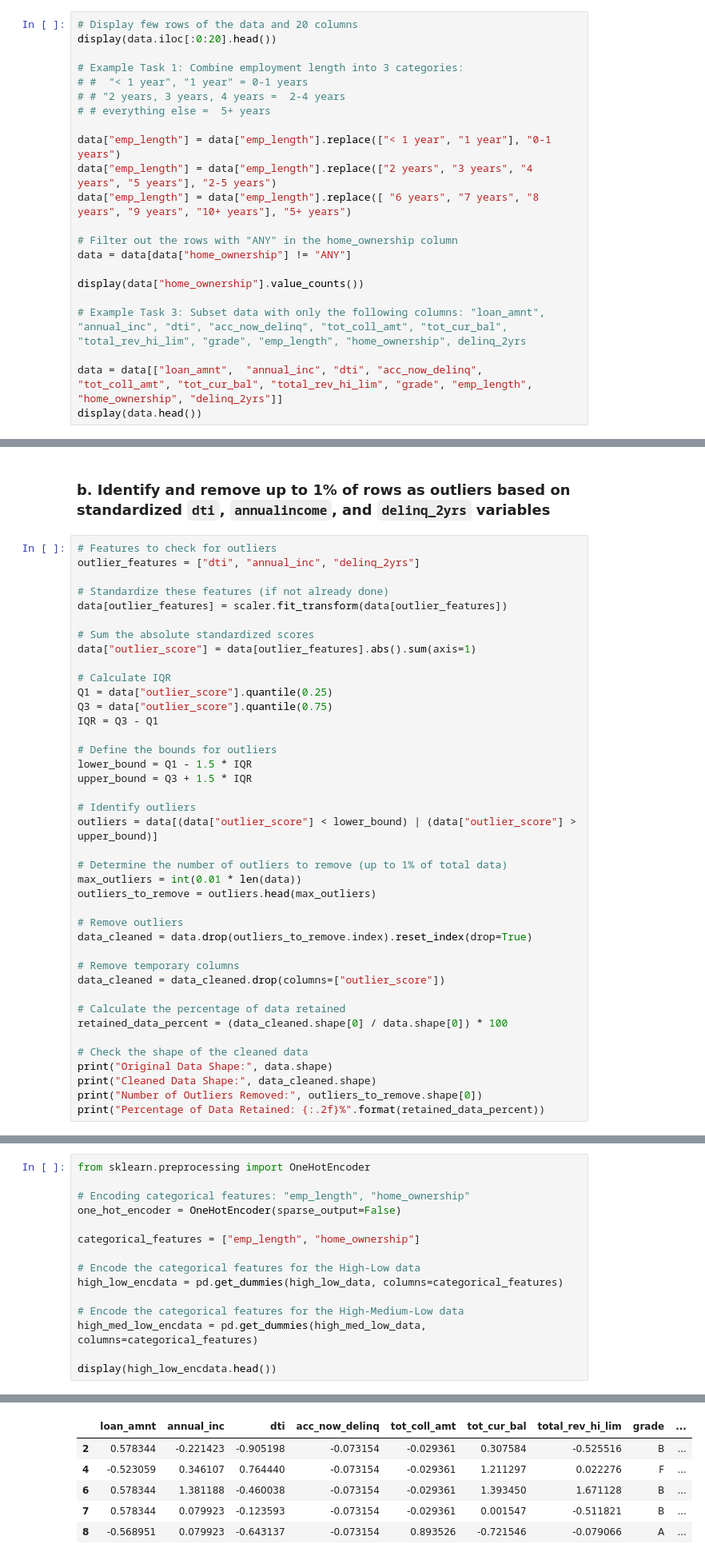
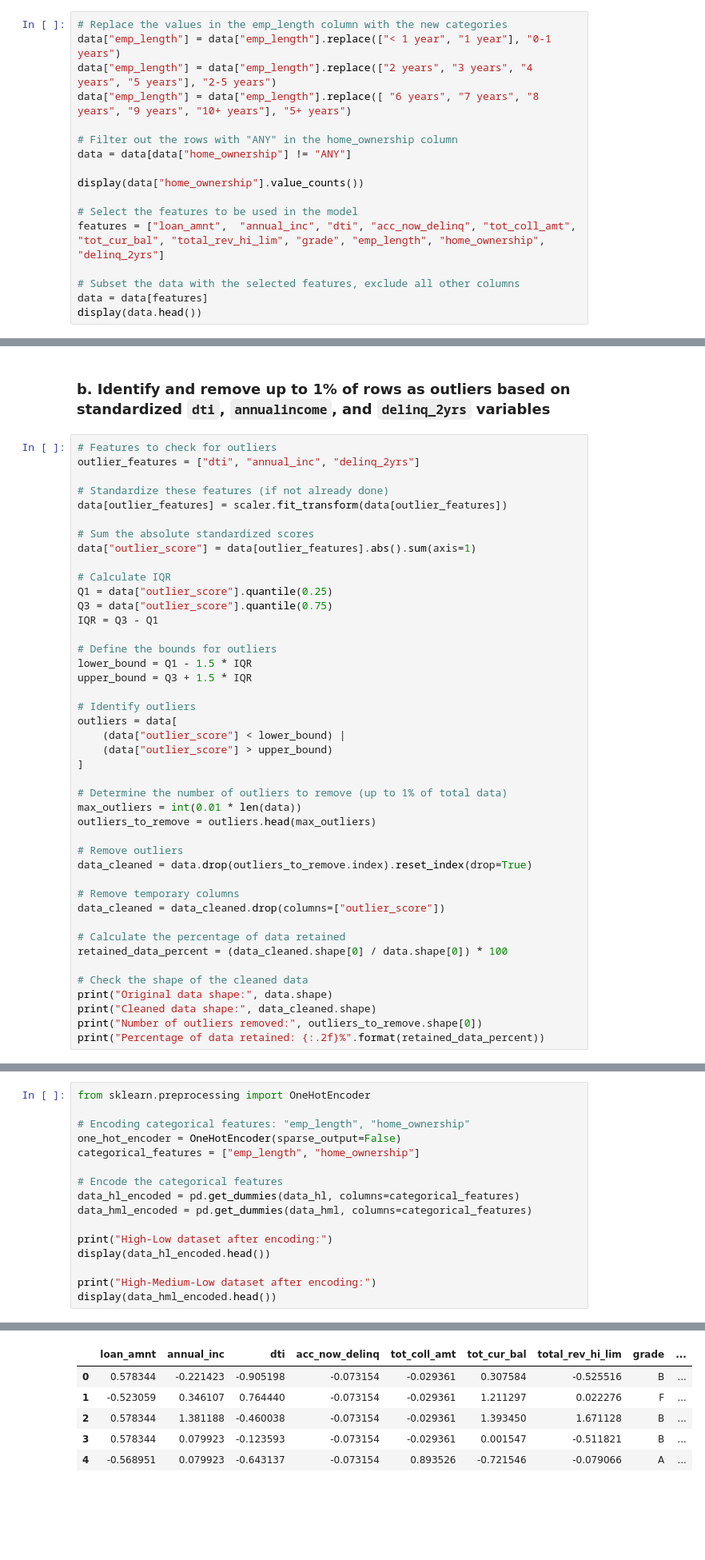
Before and after one commit to suxrobGM/cs6140-assignments, a Jupyter notebook: assignments/src/assignment2/notebook2.ipynb, the cells around one changed output, grey strips where cells are left out. Shown at 80% size. Saved outputs shown, nothing was run; the diff lists cells and outputs as text; blank space fills up the shorter version.

```diff
--- a/assignments/src/assignment2/notebook2.ipynb
+++ b/assignments/src/assignment2/notebook2.ipynb
@@ -20,14 +159,7 @@ data = pd.read_csv(csv_file_path)
 ## 2. Preprocessing
 ### a. Standardize the numerical features and encode the categorical features
 # %%
-# Display few rows of the data and 20 columns
-display(data.iloc[:0:20].head())
-
-# Example Task 1: Combine employment length into 3 categories:
-# #  "< 1 year", "1 year" = 0-1 years
-# # "2 years, 3 years, 4 years =  2-4 years
-# # everything else =  5+ years
-
+# Replace the values in the emp_length column with the new categories
 data["emp_length"] = data["emp_length"].replace(["< 1 year", "1 year"], "0-1 years")
 data["emp_length"] = data["emp_length"].replace(["2 years", "3 years", "4 years", "5 years"], "2-5 years")
 data["emp_length"] = data["emp_length"].replace([ "6 years", "7 years", "8 years", "9 years", "10+ years"], "5+ years")
@@ -37,8 +169,10 @@ data = data[data["home_ownership"] != "ANY"]
 
 display(data["home_ownership"].value_counts())
 
-# Example Task 3: Subset data with only the following columns: "loan_amnt",  "annual_inc", "dti", "acc_now_delinq", "tot_coll_amt", "tot_cur_bal", "total_rev_hi_lim", "grade", "emp_length", "home_ownership", delinq_2yrs
+# Select the features to be used in the model
+features = ["loan_amnt",  "annual_inc", "dti", "acc_now_delinq", "tot_coll_amt", "tot_cur_bal", "total_rev_hi_lim", "grade", "emp_length", "home_ownership", "delinq_2yrs"]
 
-data = data[["loan_amnt",  "annual_inc", "dti", "acc_now_delinq", "tot_coll_amt", "tot_cur_bal", "total_rev_hi_lim", "grade", "emp_length", "home_ownership", "delinq_2yrs"]]
+# Subset the data with the selected features, exclude all other columns
+data = data[features]
 display(data.head())
 # %% [output]
@@ -139,7 +262,10 @@ lower_bound = Q1 - 1.5 * IQR
 upper_bound = Q3 + 1.5 * IQR
 
 # Identify outliers
-outliers = data[(data["outlier_score"] < lower_bound) | (data["outlier_score"] > upper_bound)]
+outliers = data[
+    (data["outlier_score"] < lower_bound) |
+    (data["outlier_score"] > upper_bound)
+]
 
 # Determine the number of outliers to remove (up to 1% of total data)
 max_outliers = int(0.01 * len(data))
@@ -155,8 +281,8 @@ data_cleaned = data_cleaned.drop(columns=["outlier_score"])
 retained_data_percent = (data_cleaned.shape[0] / data.shape[0]) * 100
 
 # Check the shape of the cleaned data
-print("Original Data Shape:", data.shape)
-print("Cleaned Data Shape:", data_cleaned.shape)
-print("Number of Outliers Removed:", outliers_to_remove.shape[0])
-print("Percentage of Data Retained: {:.2f}%".format(retained_data_percent))
+print("Original data shape:", data.shape)
+print("Cleaned data shape:", data_cleaned.shape)
+print("Number of outliers removed:", outliers_to_remove.shape[0])
+print("Percentage of data retained: {:.2f}%".format(retained_data_percent))
 # %% [output]
@@ -218,14 +367,15 @@ from sklearn.preprocessing import OneHotEncoder
 
 # Encoding categorical features: "emp_length", "home_ownership"
 one_hot_encoder = OneHotEncoder(sparse_output=False)
-
 categorical_features = ["emp_length", "home_ownership"]
 
-# Encode the categorical features for the High-Low data
-high_low_encdata = pd.get_dummies(high_low_data, columns=categorical_features)
+# Encode the categorical features
+data_hl_encoded = pd.get_dummies(data_hl, columns=categorical_features)
+data_hml_encoded = pd.get_dummies(data_hml, columns=categorical_features)
 
-# Encode the categorical features for the High-Medium-Low data
-high_med_low_encdata = pd.get_dummies(high_med_low_data, columns=categorical_features)
+print("High-Low dataset after encoding:")
+display(data_hl_encoded.head())
 
-display(high_low_encdata.head())
+print("High-Medium-Low dataset after encoding:")
+display(data_hml_encoded.head())
 # %% [output]
@@ -232,6 +383,6 @@ display(high_low_encdata.head())
 |  | loan_amnt | annual_inc | dti | acc_now_delinq | tot_coll_amt | tot_cur_bal | total_rev_hi_lim | grade | ... |
-| 2 | 0.578344 | -0.221423 | -0.905198 | -0.073154 | -0.029361 | 0.307584 | -0.525516 | B | ... |
-| 4 | -0.523059 | 0.346107 | 0.764440 | -0.073154 | -0.029361 | 1.211297 | 0.022276 | F | ... |
-| 6 | 0.578344 | 1.381188 | -0.460038 | -0.073154 | -0.029361 | 1.393450 | 1.671128 | B | ... |
-| 7 | 0.578344 | 0.079923 | -0.123593 | -0.073154 | -0.029361 | 0.001547 | -0.511821 | B | ... |
-| 8 | -0.568951 | 0.079923 | -0.643137 | -0.073154 | 0.893526 | -0.721546 | -0.079066 | A | ... |
+| 0 | 0.578344 | -0.221423 | -0.905198 | -0.073154 | -0.029361 | 0.307584 | -0.525516 | B | ... |
+| 1 | -0.523059 | 0.346107 | 0.764440 | -0.073154 | -0.029361 | 1.211297 | 0.022276 | F | ... |
+| 2 | 0.578344 | 1.381188 | -0.460038 | -0.073154 | -0.029361 | 1.393450 | 1.671128 | B | ... |
+| 3 | 0.578344 | 0.079923 | -0.123593 | -0.073154 | -0.029361 | 0.001547 | -0.511821 | B | ... |
+| 4 | -0.568951 | 0.079923 | -0.643137 | -0.073154 | 0.893526 | -0.721546 | -0.079066 | A | ... |
```
Also changed, not shown: parts of 51 cells of this notebook, 1 other file.
